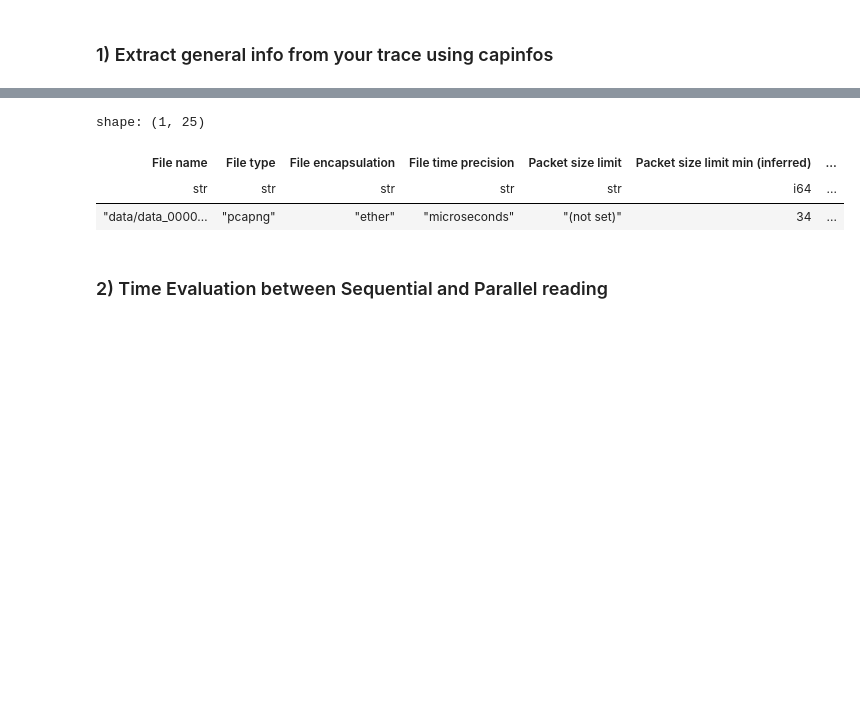
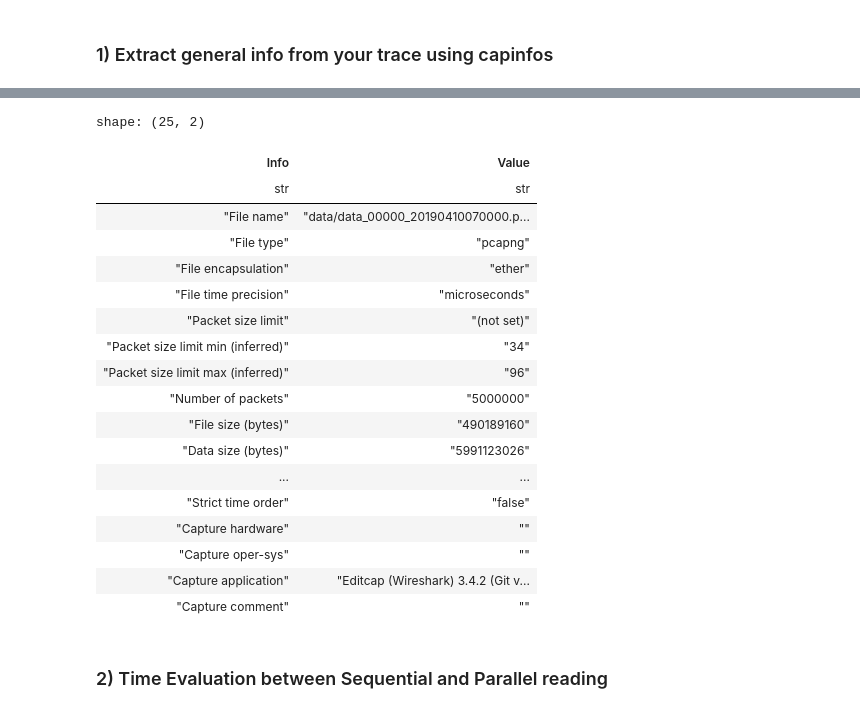
Before and after one commit to JRhin/pcap-analysis, a Jupyter notebook: main_notebook.ipynb, the cells around one changed output, grey strips where cells are left out. Cells and saved outputs as stored; diff of their text form; code cells hidden in the pictures; blank space fills up the shorter version.

Commit message:
fixed errors and notebook titles
- typo in capinfo.py
- behaviour in download_extract.py
- point 3 and titles in ML section

```diff
--- a/main_notebook.ipynb
+++ b/main_notebook.ipynb
@@ -78,12 +78,28 @@ The average data reate in bits/sec:
 └─────────────────────┴───────────────────────────────────┘
 =================================================================
 # %%
-display(pl.read_csv(data_path/'capinfos.csv'))
+with pl.Config(fmt_str_lengths=100):
+    display(pl.read_csv(data_path/'capinfos.csv').transpose(include_header=True, header_name='Info', column_names=['Value']))
 # %% [output]
-shape: (1, 25)
+shape: (25, 2)
-| File name | File type | File encapsulation | File time precision | Packet size limit | Packet size limit min (inferred) | ... |
-| str | str | str | str | str | i64 | ... |
-| "data/data_0000… | "pcapng" | "ether" | "microseconds" | "(not set)" | 34 | ... |
+| Info | Value |
+| str | str |
+| "File name" | "data/data_00000_20190410070000.p... |
+| "File type" | "pcapng" |
+| "File encapsulation" | "ether" |
+| "File time precision" | "microseconds" |
+| "Packet size limit" | "(not set)" |
+| "Packet size limit min (inferred)" | "34" |
+| "Packet size limit max (inferred)" | "96" |
+| "Number of packets" | "5000000" |
+| "File size (bytes)" | "490189160" |
+| "Data size (bytes)" | "5991123026" |
+| ... | ... |
+| "Strict time order" | "false" |
+| "Capture hardware" | "" |
+| "Capture oper-sys" | "" |
+| "Capture application" | "Editcap (Wireshark) 3.4.2 (Git v... |
+| "Capture comment" | "" |
 # %% [markdown]
 ### 2) Time Evaluation between Sequential and Parallel reading
 # %% [markdown]
```
Also changed, not shown: parts of 37 cells of this notebook, 2 other files.
